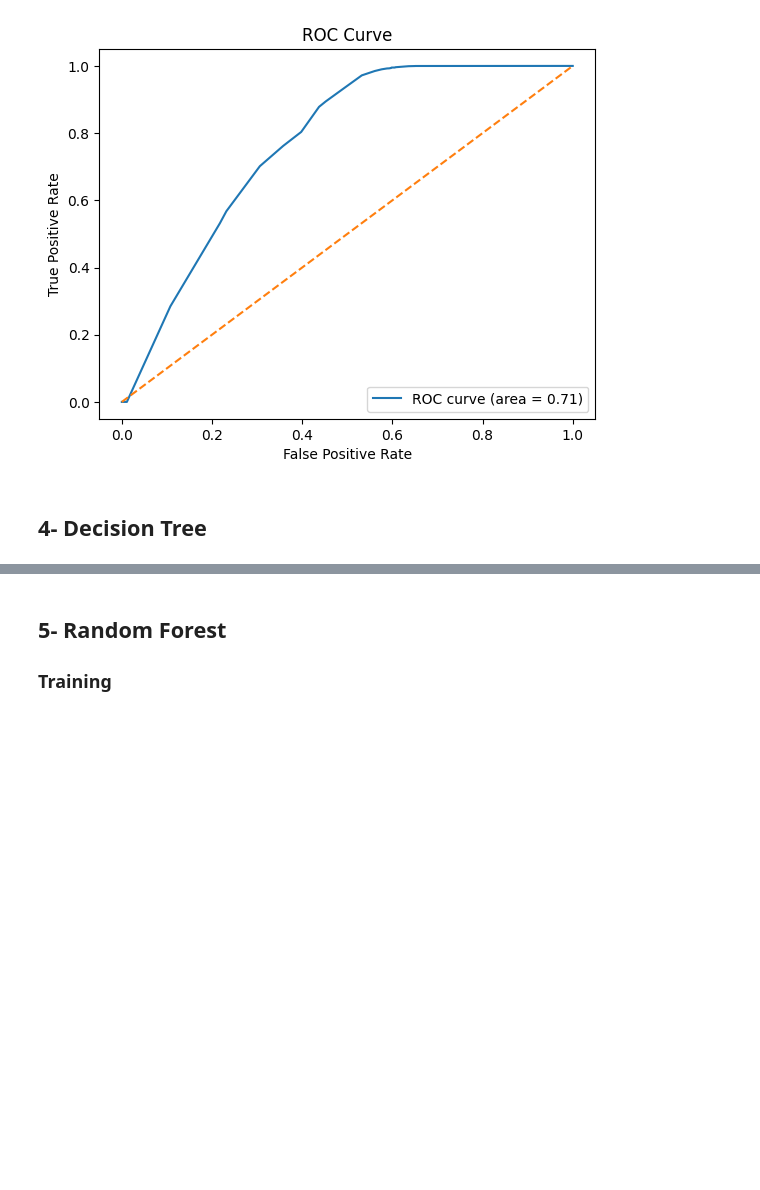
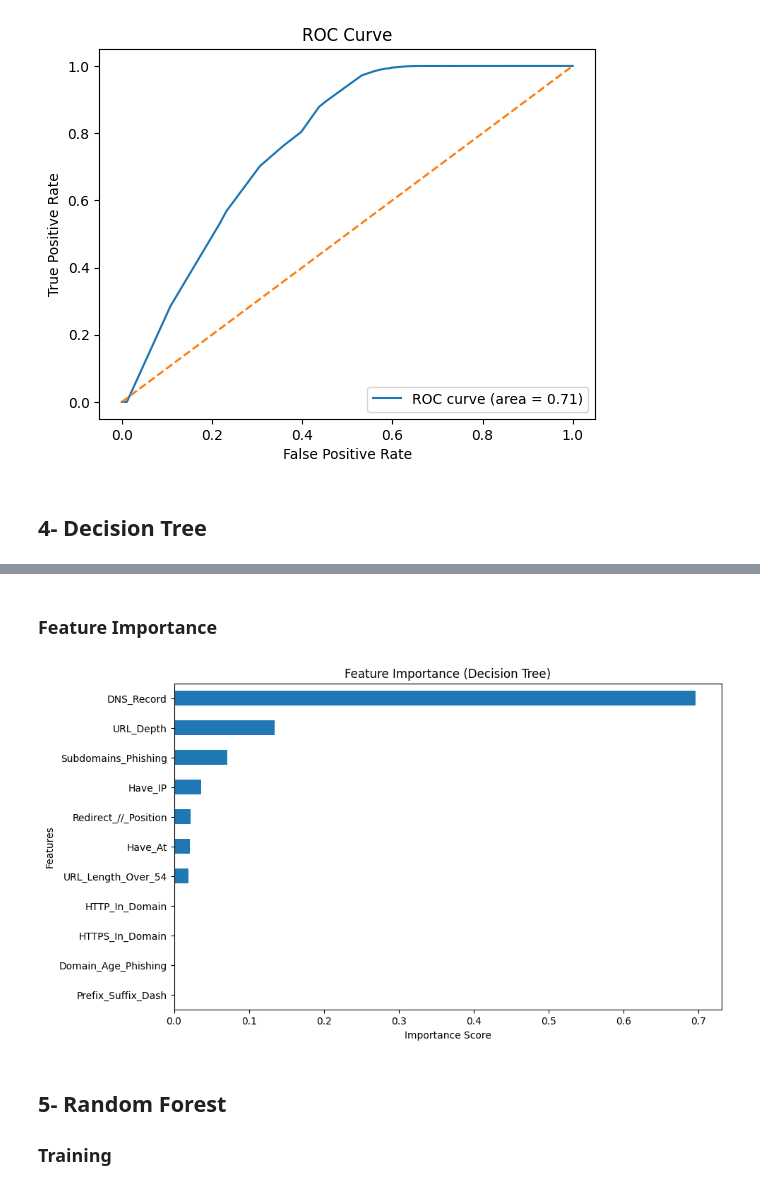
Before and after one commit to ElecSpartan/Big-Data-Project, a Jupyter notebook: BigData.ipynb, the cells around one changed output, grey strips where cells are left out. Saved outputs shown, nothing was run; the diff lists cells and outputs as text; code cells hidden in the pictures; blank space fills up the shorter version.

```diff
--- a/BigData.ipynb
+++ b/BigData.ipynb
@@ -260,3 +325,21 @@ plt.show()
+# %% [markdown]
+### Feature Importance
+# %%
+# Get feature importances from the model
+importances = dtc.feature_importances_
+
+# Create a Pandas Series with feature names as index
+importance_series = pd.Series(importances, index=features).sort_values()
+
+# Plot feature importance
+plt.figure(figsize=(10, 6))
+importance_series.plot(kind='barh')
+plt.title('Feature Importance (Decision Tree)')
+plt.xlabel('Importance Score')
+plt.ylabel('Features')
+plt.show()
+# %% [output]
+[figure, added]
 # %% [markdown]
 ## 5- Random Forest
 ### Training
```
Also changed, not shown: parts of 6 cells of this notebook.
